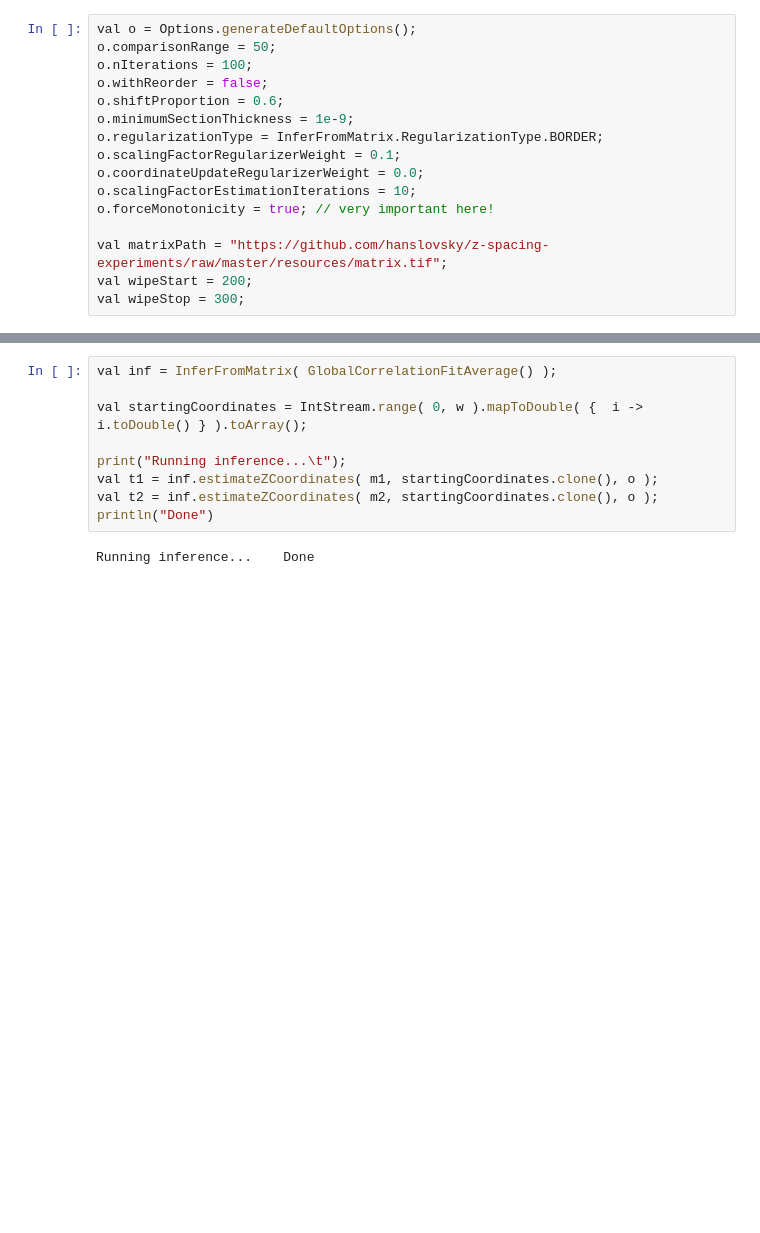
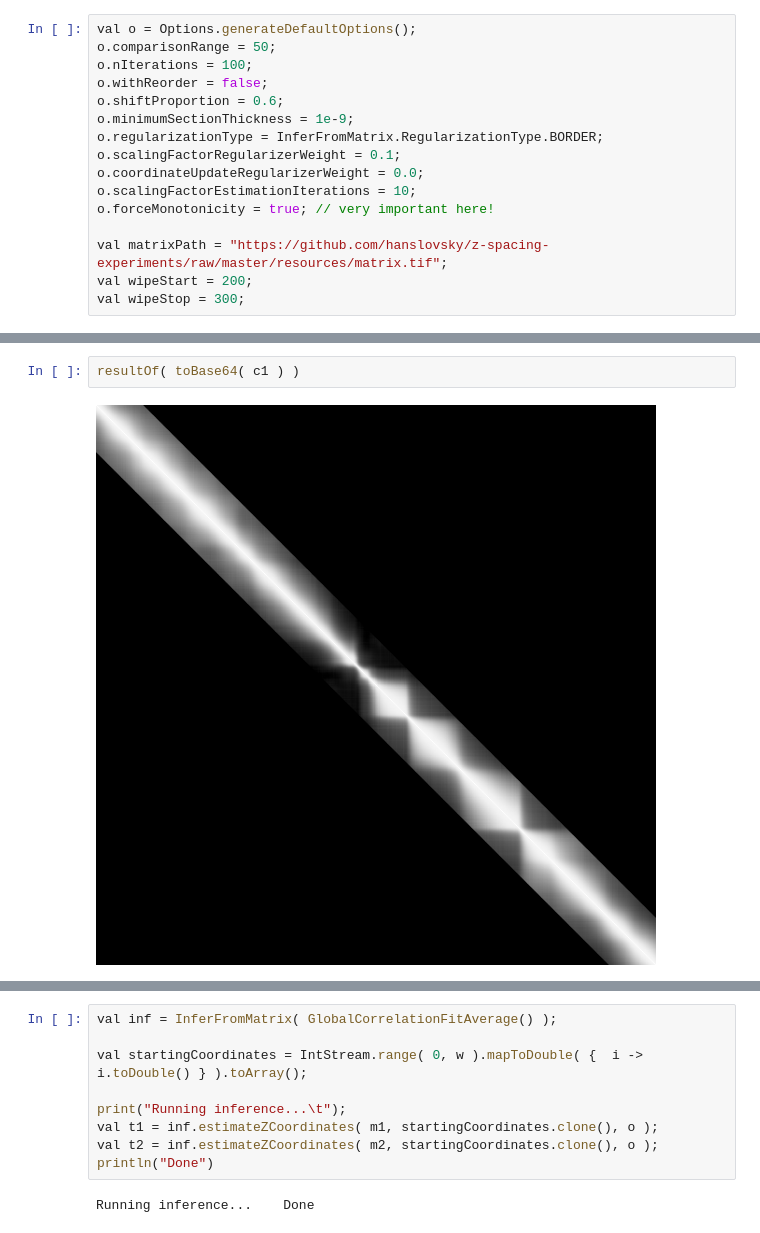
Before and after one commit to hanslovsky/z-spacing-experiments, a Jupyter notebook: ipynb/wipeout-experiment/wipeout-experiment.ipynb, the cells around one changed output, grey strips where cells are left out. Cells and saved outputs as stored; diff of their text form; blank space fills up the shorter version.

Commit message:
Add inline images to notebook

```diff
--- a/ipynb/wipeout-experiment/wipeout-experiment.ipynb
+++ b/ipynb/wipeout-experiment/wipeout-experiment.ipynb
@@ -93,0 +88,4 @@ true
+# %%
+resultOf( toBase64( c1 ) )
+# %% [output]
+[figure, added]
```
Also changed, not shown: parts of 16 cells of this notebook.
